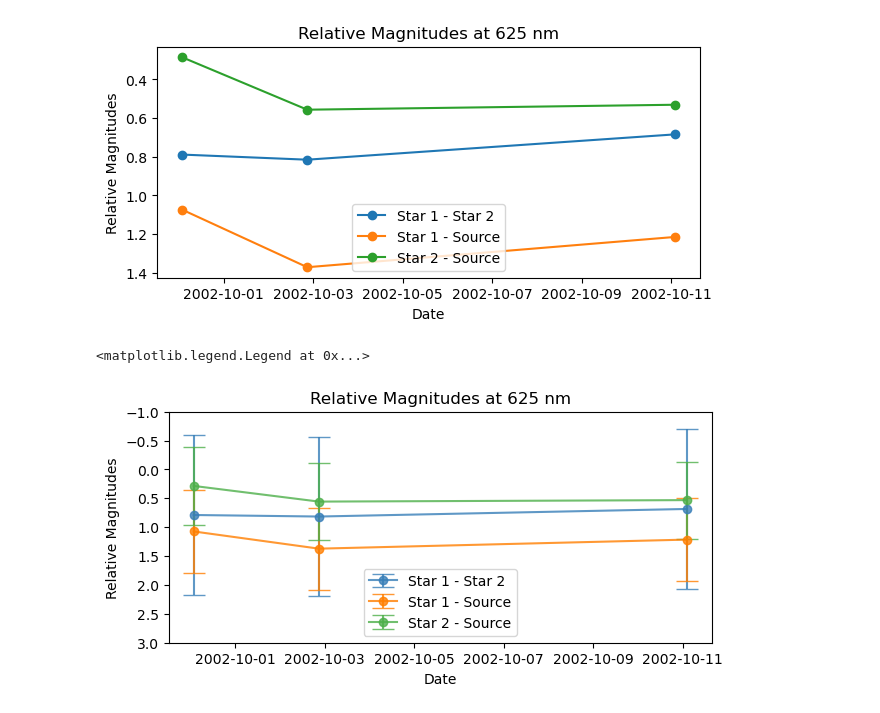
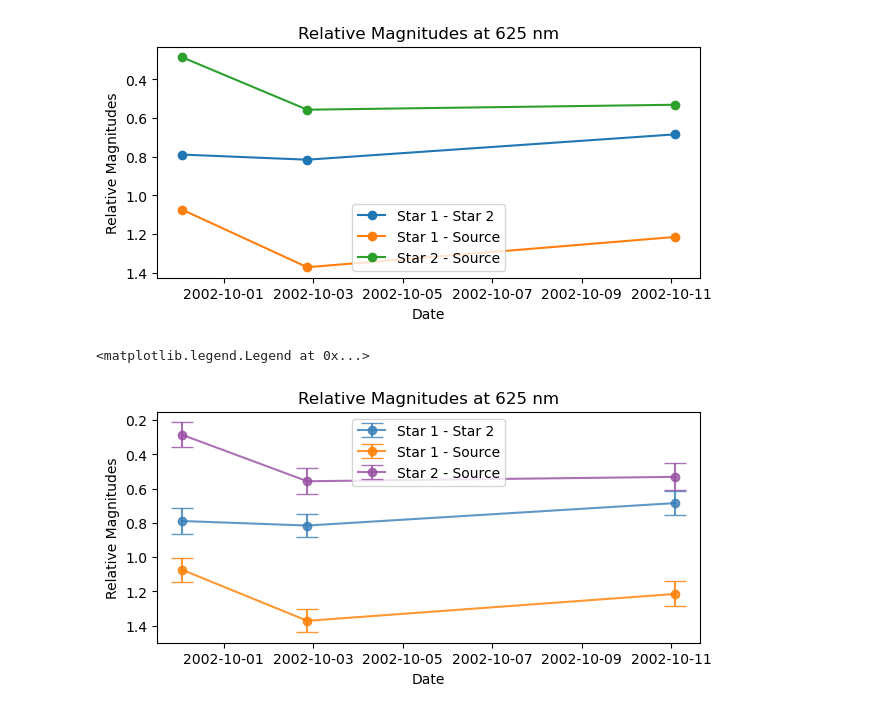
Before and after one commit to imanbeh/variablesearch, a Jupyter notebook: analysis_625nm.ipynb, the cells around one changed output. Saved outputs shown, nothing was run; the diff lists cells and outputs as text; code cells hidden in the pictures.

Commit message:
output error values and updates methodology to match 435nm analysis

```diff
--- a/analysis_625nm.ipynb
+++ b/analysis_625nm.ipynb
@@ -127,0 +124,28 @@ s1_s2_err = 2.5*(np.log10(apstats1.std) - np.log10(apstats2.std))
+# %%
+def mm(sumstar, apstats):
+    '''
+    min and max value based on error
+    '''
+    err_max = [sumstar[i] + apstats[i].std for i in range(3)]
+    err_min = [sumstar[i] - apstats[i].std for i in range(3)]
+
+    return err_max, err_min
+
+def rmag(a):
+    '''
+    part magnitude calculator for relative mag calculations
+    '''
+
+    return 2.5*np.log10(a)
+# %%
+max_s1, min_s1 = mm(sumstar1,apstats1)
+max_s2, min_s2 = mm(sumstar2,apstats2)
+max_s, min_s = mm(sumstar_s,apstats_s)
+
+s1_s_err = rmag(max_s1) - rmag(min_s)
+s2_s_err = rmag(max_s2) - rmag(min_s)
+s1_s2_err = rmag(max_s1) - rmag(min_s2)
+#find error values
+s1_s2_max_dist_from_mean =  [np.abs(df_w['S1-S2 Mag'].values[i] - s1_s2_err[i]) for i in range(3)]
+s1_s_max_dist_from_mean = [np.abs(df_w['S1-Source Mag'].values[i] - s1_s_err[i]) for i in range(3)]
+s2_s_max_dist_from_mean = [np.abs(df_w['S2-Source Mag'].values[i] - s2_s_err[i]) for i in range(3)]
@@ -150,21 +181,21 @@ CB_color_cycle = ['#377eb8', '#ff7f00', '#4daf4a',
 # %%
 fig,ax = plt.subplots(nrows = 1, ncols=1, figsize = (7,3))#, subplot_kw={'projection': wcs})
 
 ax.set_title('Relative Magnitudes at 625 nm')
-ax.errorbar(df_w['Time as Object'], df_w['S1-S2 Mag'], yerr=s1_s_err, capsize = 8.0, alpha = 0.8,
+ax.errorbar(df_w['Time as Object'], df_w['S1-S2 Mag'], yerr=s1_s_max_dist_from_mean, capsize = 8.0, alpha = 0.8,
             label = 'Star 1 - Star 2',marker = 'o', c = CB_color_cycle[0])
-ax.errorbar(df_w['Time as Object'], df_w['S1-Source Mag'], yerr=s2_s_err,  capsize = 8.0,alpha = 0.8,
+ax.errorbar(df_w['Time as Object'], df_w['S1-Source Mag'], yerr=s2_s_max_dist_from_mean,  capsize = 8.0,alpha = 0.8,
             label = 'Star 1 - Source', marker = 'o', c = CB_color_cycle[1])
-ax.errorbar(df_w['Time as Object'], df_w['S2-Source Mag'], yerr=s1_s2_err, capsize = 8.0,alpha = 0.8,
-            label = 'Star 2 - Source',marker = 'o', c = CB_color_cycle[2])
+ax.errorbar(df_w['Time as Object'], df_w['S2-Source Mag'], yerr=s1_s2_max_dist_from_mean, capsize = 8.0,alpha = 0.8,
+            label = 'Star 2 - Source',marker = 'o', c = CB_color_cycle[5])
 
 ax.set_ylabel("Relative Magnitudes")
 ax.set_xlabel("Date")
-ax.set_ylim(-1,3)
+#ax.set_ylim(-1,3)
 
 ax.invert_yaxis()
 
 ax.legend()
 # %% [output]
 <matplotlib.legend.Legend at 0x...>
-[figure, old version]
+[figure, new version]
```
Also changed, not shown: parts of 3 cells of this notebook, 1 other file.
